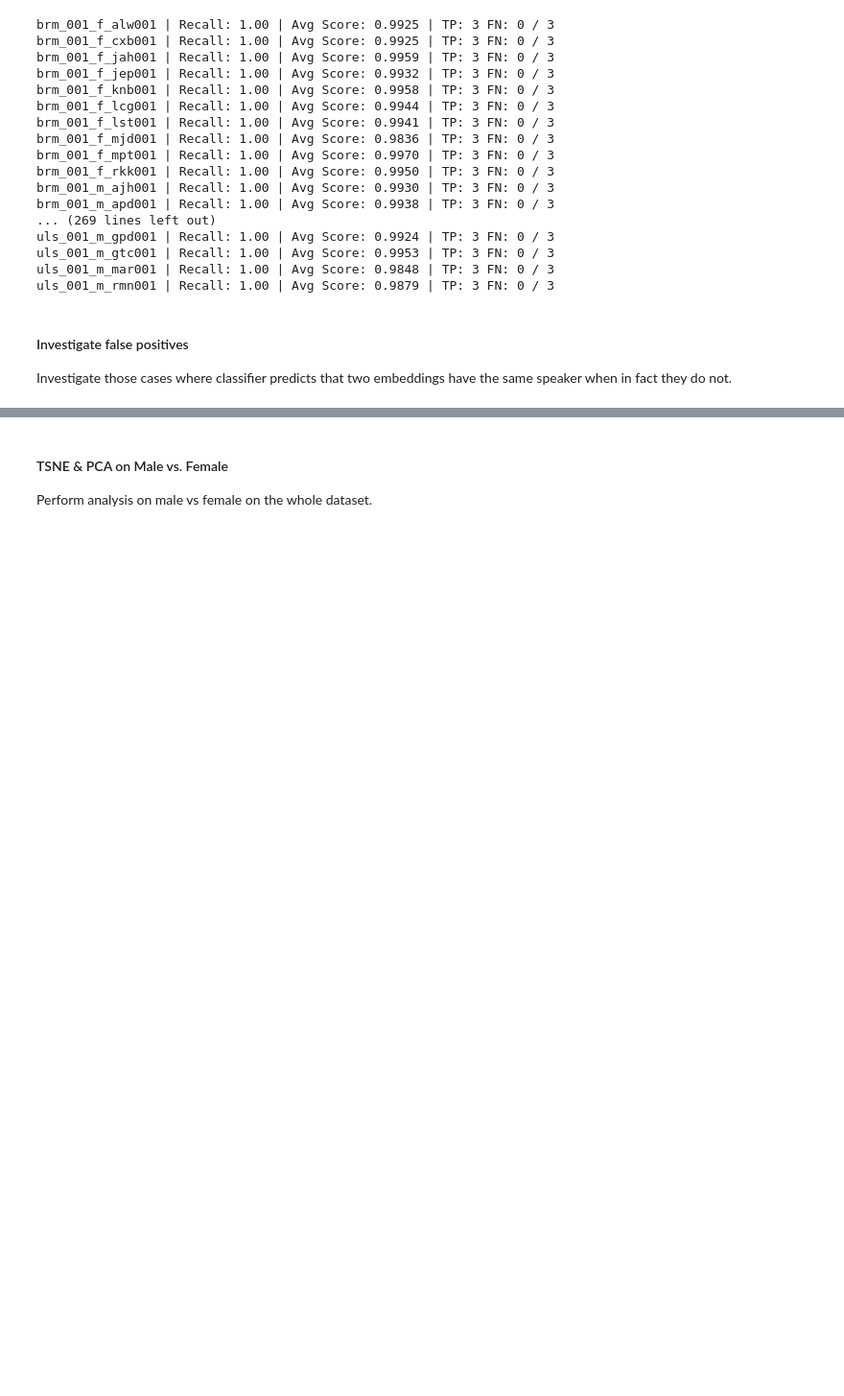
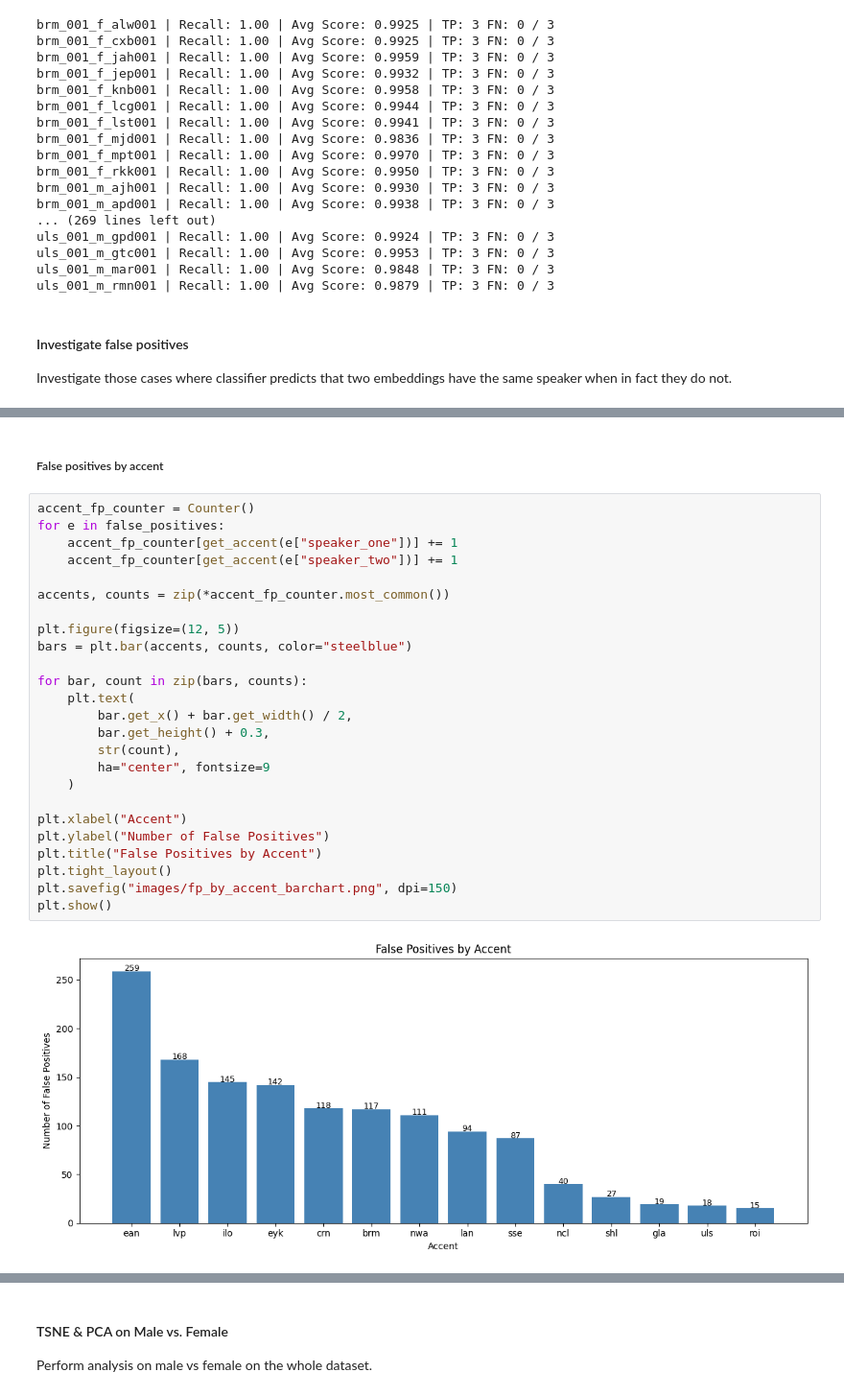
Before and after one commit to michael-vella/ARI5121_SpeechProject_Michael_Vella_code, a Jupyter notebook: core.ipynb, the cells around one changed output, grey strips where cells are left out. Shown at 96% size. Cells and saved outputs as stored; diff of their text form; blank space fills up the shorter version.

```diff
--- a/core.ipynb
+++ b/core.ipynb
@@ -500,0 +590,29 @@ Investigate those cases where classifier predicts that two embeddings have the s
+# %% [markdown]
+##### False positives by accent
+# %%
+accent_fp_counter = Counter()
+for e in false_positives:
+    accent_fp_counter[get_accent(e["speaker_one"])] += 1
+    accent_fp_counter[get_accent(e["speaker_two"])] += 1
+
+accents, counts = zip(*accent_fp_counter.most_common())
+
+plt.figure(figsize=(12, 5))
+bars = plt.bar(accents, counts, color="steelblue")
+
+for bar, count in zip(bars, counts):
+    plt.text(
+        bar.get_x() + bar.get_width() / 2,
+        bar.get_height() + 0.3,
+        str(count),
+        ha="center", fontsize=9
+    )
+
+plt.xlabel("Accent")
+plt.ylabel("Number of False Positives")
+plt.title("False Positives by Accent")
+plt.tight_layout()
+plt.savefig("images/fp_by_accent_barchart.png", dpi=150)
+plt.show()
+# %% [output]
+[figure, added]
```
Also changed, not shown: parts of 18 cells of this notebook, 7 other files.
